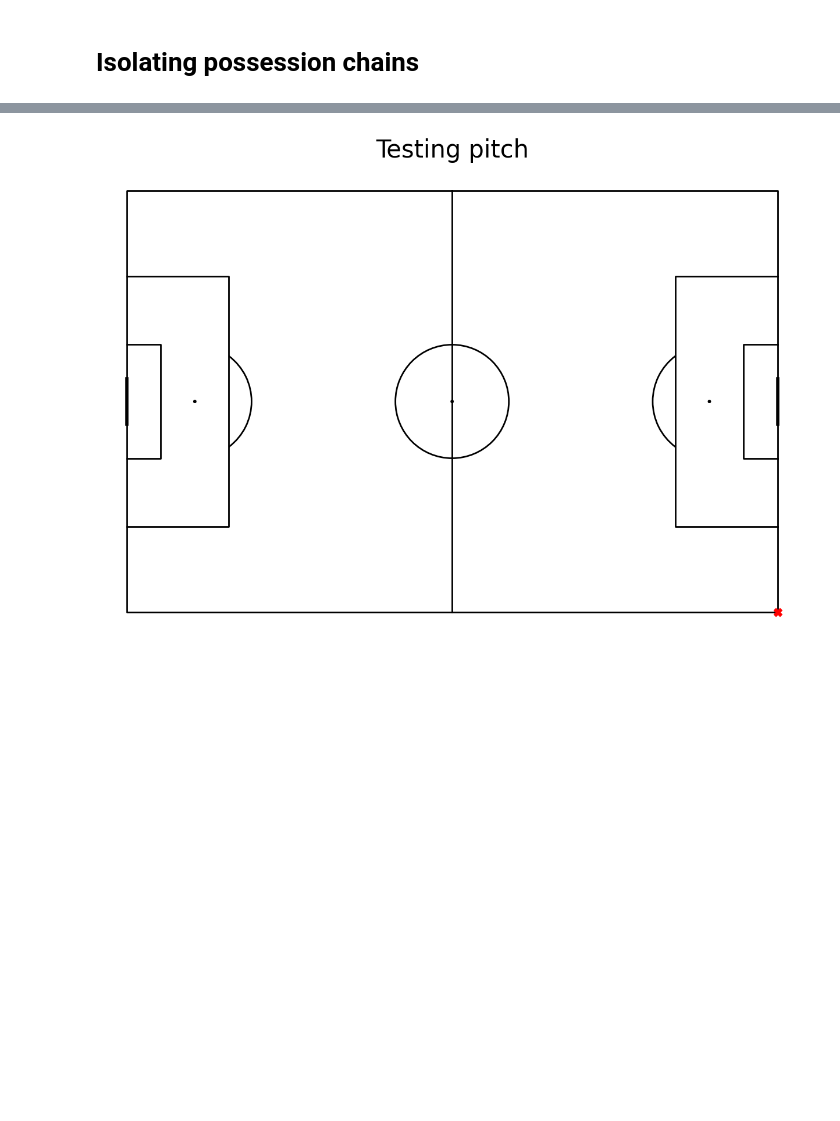
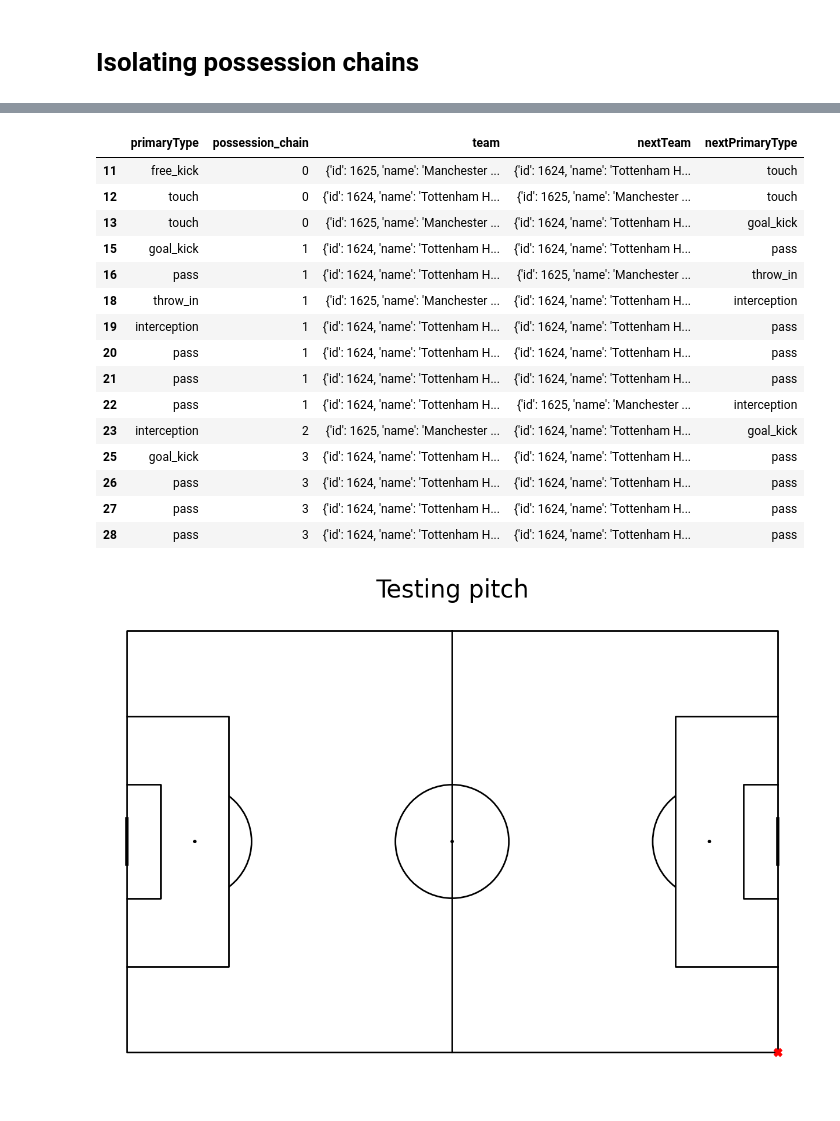
Before and after one commit to MarijnSt/soccermatics-project-2, a Jupyter notebook: expected_danger.ipynb, the cells around one changed output, grey strips where cells are left out. Drawn from its saved outputs; the diff is of its cells as text; code cells hidden in the pictures; blank space fills up the shorter version.

Commit message:
isolating possession chains

```diff
--- a/expected_danger.ipynb
+++ b/expected_danger.ipynb
@@ -174,4 +249,23 @@ df.head()
 5 rows × 29 columns
+# %%
+df.iloc[10:25][["primaryType", "possession_chain", "team", "nextTeam", "nextPrimaryType"]]
+# %% [output]
+|  | primaryType | possession_chain | team | nextTeam | nextPrimaryType |
+| 11 | free_kick | 0 | {'id': 1625, 'name': 'Manchester ... | {'id': 1624, 'name': 'Tottenham H... | touch |
+| 12 | touch | 0 | {'id': 1624, 'name': 'Tottenham H... | {'id': 1625, 'name': 'Manchester ... | touch |
+| 13 | touch | 0 | {'id': 1625, 'name': 'Manchester ... | {'id': 1624, 'name': 'Tottenham H... | goal_kick |
+| 15 | goal_kick | 1 | {'id': 1624, 'name': 'Tottenham H... | {'id': 1624, 'name': 'Tottenham H... | pass |
+| 16 | pass | 1 | {'id': 1624, 'name': 'Tottenham H... | {'id': 1625, 'name': 'Manchester ... | throw_in |
+| 18 | throw_in | 1 | {'id': 1625, 'name': 'Manchester ... | {'id': 1624, 'name': 'Tottenham H... | interception |
+| 19 | interception | 1 | {'id': 1624, 'name': 'Tottenham H... | {'id': 1624, 'name': 'Tottenham H... | pass |
+| 20 | pass | 1 | {'id': 1624, 'name': 'Tottenham H... | {'id': 1624, 'name': 'Tottenham H... | pass |
+| 21 | pass | 1 | {'id': 1624, 'name': 'Tottenham H... | {'id': 1624, 'name': 'Tottenham H... | pass |
+| 22 | pass | 1 | {'id': 1624, 'name': 'Tottenham H... | {'id': 1625, 'name': 'Manchester ... | interception |
+| 23 | interception | 2 | {'id': 1625, 'name': 'Manchester ... | {'id': 1624, 'name': 'Tottenham H... | goal_kick |
+| 25 | goal_kick | 3 | {'id': 1624, 'name': 'Tottenham H... | {'id': 1624, 'name': 'Tottenham H... | pass |
+| 26 | pass | 3 | {'id': 1624, 'name': 'Tottenham H... | {'id': 1624, 'name': 'Tottenham H... | pass |
+| 27 | pass | 3 | {'id': 1624, 'name': 'Tottenham H... | {'id': 1624, 'name': 'Tottenham H... | pass |
+| 28 | pass | 3 | {'id': 1624, 'name': 'Tottenham H... | {'id': 1624, 'name': 'Tottenham H... | pass |
 # %%
 # Init pitch
 pitch = Pitch(line_color='black',pitch_type='custom', pitch_length=105, pitch_width=68, line_zorder=2)
```
Also changed, not shown: parts of 3 cells of this notebook.
